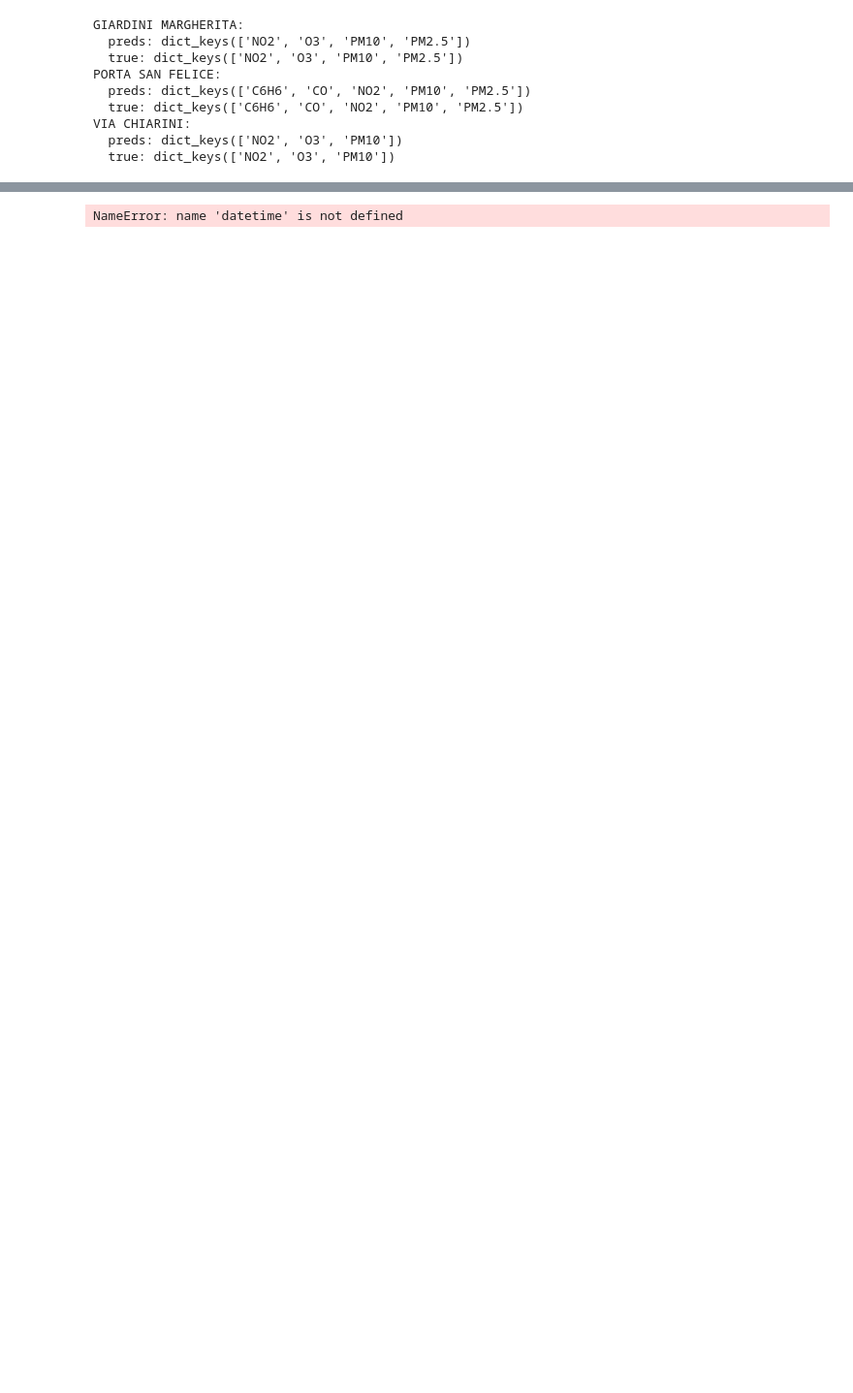
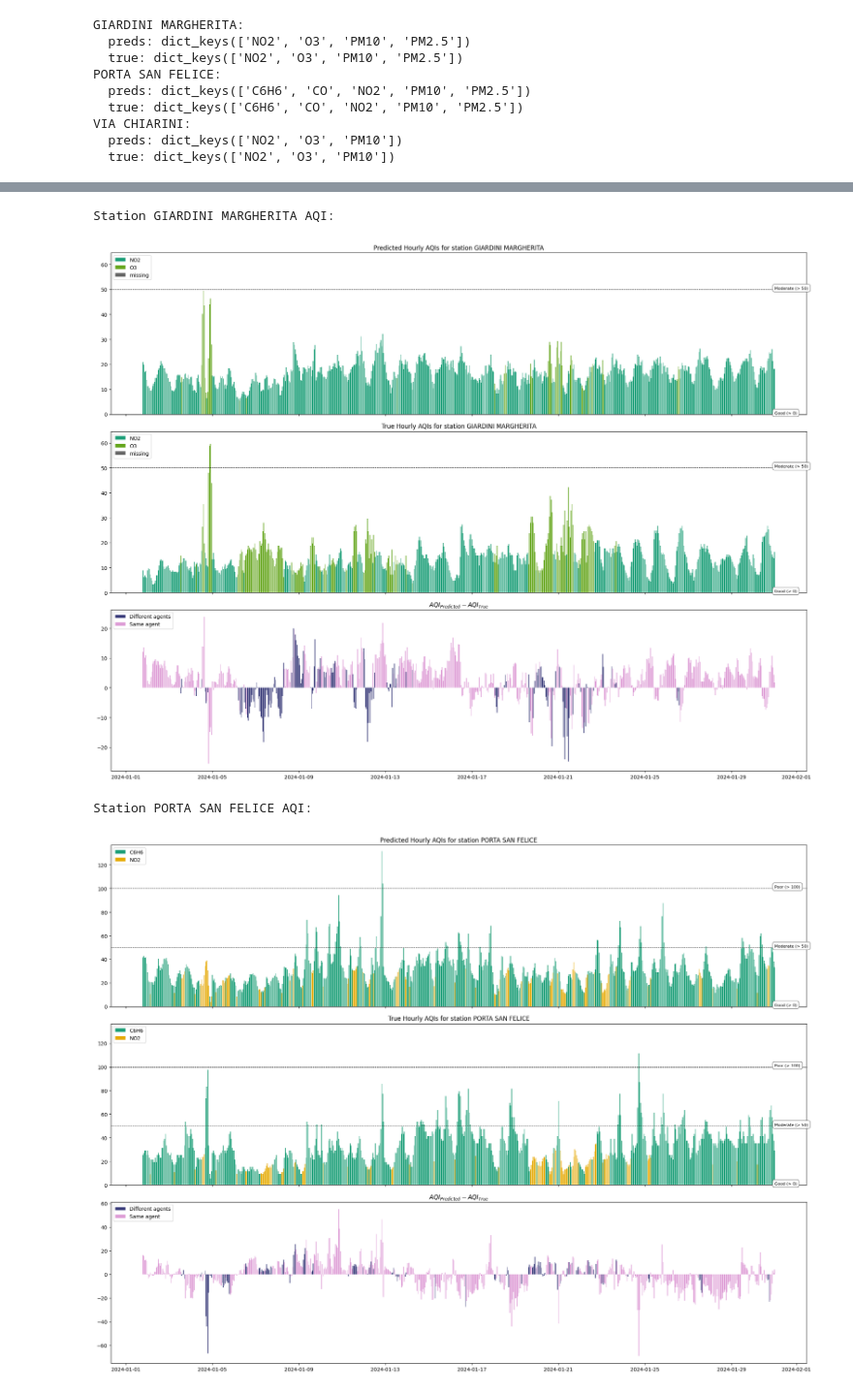
Before and after one commit to davidesonno/AII-project, a Jupyter notebook: 9-multi-agent-model.ipynb, the cells around one changed output, grey strips where cells are left out. Shown at 97% size. Cells and saved outputs as stored; diff of their text form; code cells hidden in the pictures; blank space fills up the shorter version.

```diff
--- a/9-multi-agent-model.ipynb
+++ b/9-multi-agent-model.ipynb
@@ -963,21 +947,24 @@ for station in true_AQI_hourly:
 # %%
 start=datetime(2024,1,1)
-end=datetime(2024,1,15)
+end=datetime(2024,1,31)
 
 for station in true_AQIs_hourly:
     print(f'Station {station} AQI:')
     plot_AQI(
         station_AQI=[
             pred_AQI_hourly[station],
             true_AQI_hourly[station],
             AQI_diff_hourly[station]
         ],
         title=[
             f'Predicted Hourly AQIs for station {station}',
             f'True Hourly AQIs for station {station}',
             r'$AQI_{Predicted} - AQI_{True}$'
         ],
         categories=AQI_CATEGORIES,
         figsize=(20, 5), s=start, e=end)
 # %% [output]
-NameError: name 'datetime' is not defined
+Station GIARDINI MARGHERITA AQI:
+[figure, added]
+Station PORTA SAN FELICE AQI:
+[figure, added]
```
Also changed, not shown: parts of 44 cells of this notebook, 18 other files.
